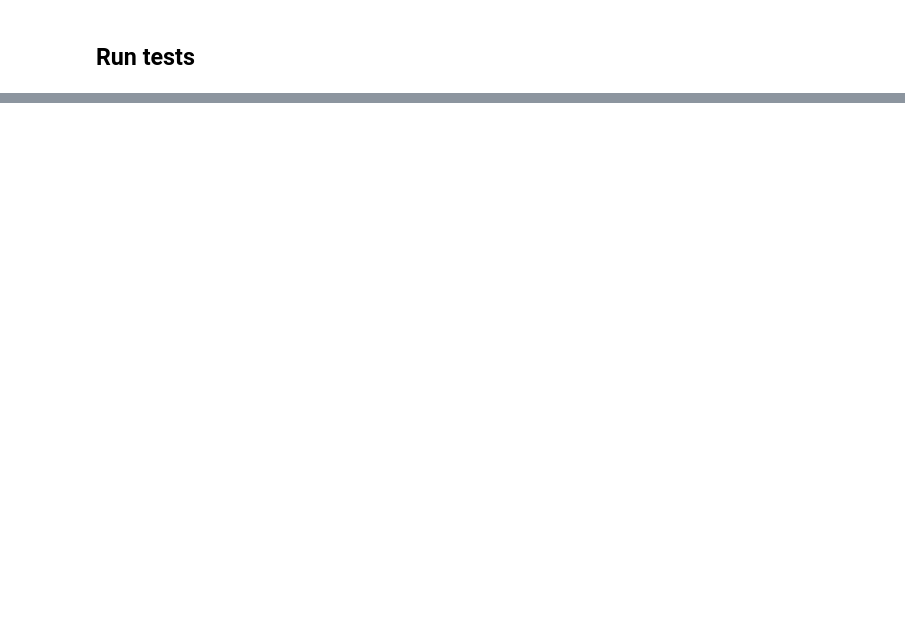
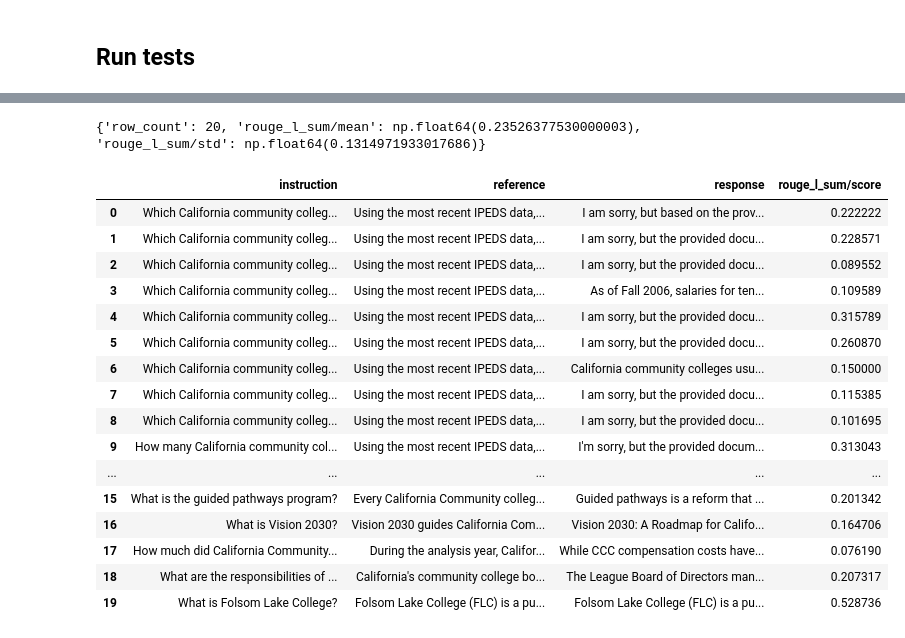
Before and after one commit to NumanticSolutions/ccc-policy_assistant, a Jupyter notebook: test_agent_workflow/test_AgentEval.ipynb, the cells around one changed output, grey strips where cells are left out. Cells and saved outputs as stored; diff of their text form; code cells hidden in the pictures; blank space fills up the shorter version.

Commit message:
eval_vai

```diff
--- a/test_agent_workflow/test_AgentEval.ipynb
+++ b/test_agent_workflow/test_AgentEval.ipynb
@@ -83,0 +205,21 @@ with open(os.path.join(qa_adk_data_path, "test_results.txt"), "w") as file:
+# %%
+qa_adk_data_path = "eval/data"
+qa_data_path = "../evaluation/rag_tests/data/eval_data"
+# os.listdir(qa_data_path)
+
+qa_file = "ipeds_qa_1.json"
+
+# Read in q and a format
+with open(os.path.join(qa_data_path, qa_file), "r") as file:
+    qa_base = json.load(file)
+
+# Create a dataset in a format for Vertex AI Evaluation
+prompts = [qa[0] for qa in qa_base]
+responses = [qa[1] for qa in qa_base]
+
+# Create a dataframe
+vai_eval_dataset = pd.DataFrame({"prompt": prompts,
+                                 "baseline_model_response": responses,
+                                 })
+
+vai_eval_dataset.head()
@@ -83,0 +288,8 @@ with open(os.path.join(qa_adk_data_path, "test_results.txt"), "w") as file:
+# %%
+# save as CSV for use later
+# vai_eval_dataset.head()
+# vai_eval_dataset.to_csv(os.path.join(qa_adk_data_path, "vai_eval_dataset.csv"), index=False)
+
+# Read test dataset
+vai_eval_dataset_2 = pd.read_csv(os.path.join(qa_adk_data_path, "vai_eval_dataset.csv"))
+vai_eval_dataset_2.head()
@@ -83,0 +305,4 @@ with open(os.path.join(qa_adk_data_path, "test_results.txt"), "w") as file:
+# %%
+# rename columns in test dataframe
+vai_eval_dataset_3 = vai_eval_dataset_2.rename(columns={"prompt": "instruction", "baseline_model_response": "reference"})
+vai_eval_dataset_3.head()
@@ -83,0 +316,4 @@ with open(os.path.join(qa_adk_data_path, "test_results.txt"), "w") as file:
+# %%
+rouge_eval_task = EvalTask(dataset=vai_eval_dataset_3,
+                           metrics=["rouge_l_sum"],
+                           ).evaluate(experiment_run_name="test-1-run-10",)
@@ -83,0 +327,23 @@ with open(os.path.join(qa_adk_data_path, "test_results.txt"), "w") as file:
+# %%
+# Examine results
+print(rouge_eval_task.summary_metrics)
+rouge_eval_task.metrics_table
+# %% [output]
+{'row_count': 20, 'rouge_l_sum/mean': np.float64(0.23526377530000003), 'rouge_l_sum/std': np.float64(0.1314971933017686)}
+|  | instruction | reference | response | rouge_l_sum/score |
+| 0 | Which California community colleg... | Using the most recent IPEDS data,... | I am sorry, but based on the prov... | 0.222222 |
+| 1 | Which California community colleg... | Using the most recent IPEDS data,... | I am sorry, but the provided docu... | 0.228571 |
+| 2 | Which California community colleg... | Using the most recent IPEDS data,... | I am sorry, but the provided docu... | 0.089552 |
+| 3 | Which California community colleg... | Using the most recent IPEDS data,... | As of Fall 2006, salaries for ten... | 0.109589 |
+| 4 | Which California community colleg... | Using the most recent IPEDS data,... | I am sorry, but the provided docu... | 0.315789 |
+| 5 | Which California community colleg... | Using the most recent IPEDS data,... | I am sorry, but the provided docu... | 0.260870 |
+| 6 | Which California community colleg... | Using the most recent IPEDS data,... | California community colleges usu... | 0.150000 |
+| 7 | Which California community colleg... | Using the most recent IPEDS data,... | I am sorry, but the provided docu... | 0.115385 |
+| 8 | Which California community colleg... | Using the most recent IPEDS data,... | I am sorry, but the provided docu... | 0.101695 |
+| 9 | How many California community col... | Using the most recent IPEDS data,... | I'm sorry, but the provided docum... | 0.313043 |
+| ... | ... | ... | ... | ... |
+| 15 | What is the guided pathways program? | Every California Community colleg... | Guided pathways is a reform that ... | 0.201342 |
+| 16 | What is Vision 2030? | Vision 2030 guides California Com... | Vision 2030: A Roadmap for Califo... | 0.164706 |
+| 17 | How much did California Community... | During the analysis year, Califor... | While CCC compensation costs have... | 0.076190 |
+| 18 | What are the responsibilities of ... | California's community college bo... | The League Board of Directors man... | 0.207317 |
+| 19 | What is Folsom Lake College? | Folsom Lake College (FLC) is a pu... | Folsom Lake College (FLC) is a pu... | 0.528736 |
```
Also changed, not shown: parts of 23 cells of this notebook, 7 other files.
